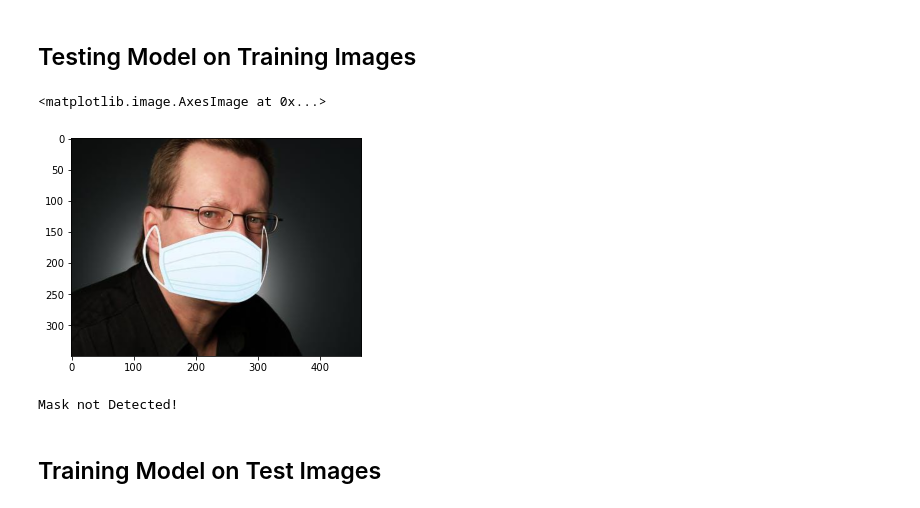
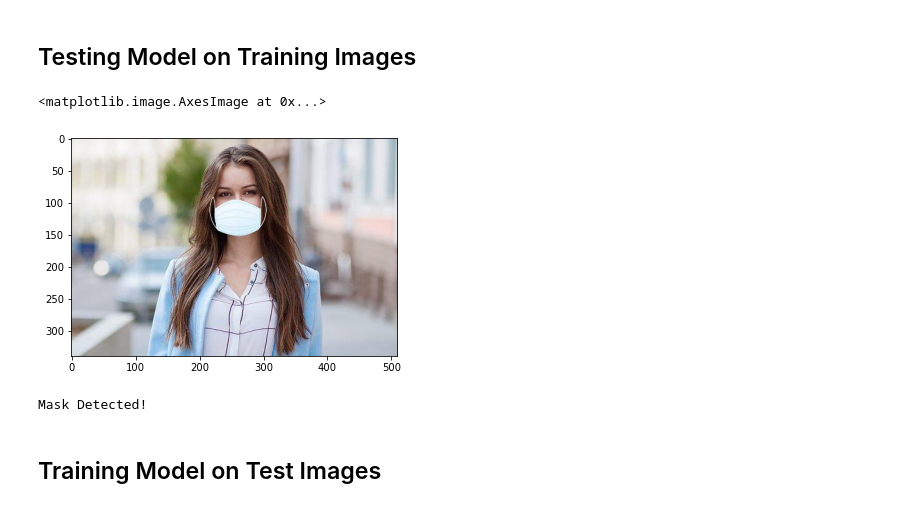
Before and after one commit to kvalemi/Mask-Detection-with-TensorFlow, a Jupyter notebook: Mask Detection Notebook.ipynb, the cells around one changed output. Drawn from its saved outputs; the diff is of its cells as text; code cells hidden in the pictures.

```diff
--- a/Mask Detection Notebook.ipynb
+++ b/Mask Detection Notebook.ipynb
@@ -160,12 +160,14 @@ def convert_sigmoid_output(sigmoid):
         print('Not Sure!')
 # %%
 # Load image
-frame = cv2.imread('Dataset/Face_Mask/15-with-mask.jpg')
+frame = cv2.imread('Dataset/Face_Mask/3-with-mask.jpg')
 plt.imshow(cv2.cvtColor(frame, cv2.COLOR_BGR2RGB))
 # %% [output]
 <matplotlib.image.AxesImage at 0x...>
-[figure, old version]
+[figure, new version]
 # %%
+img_size = 224
+
 # apply transformations to chosen image
 final_frame = apply_image_trans(frame)
 
@@ -173,7 +175,7 @@ final_frame = apply_image_trans(frame)
 Prediction = new_model.predict(final_frame)
 convert_sigmoid_output(Prediction)
 # %% [output]
-Mask not Detected!
+Mask Detected!
 # %% [markdown]
 ## Training Model on Test Images
 # %%
```
Also changed, not shown: parts of 2 cells of this notebook, 2 other files.
